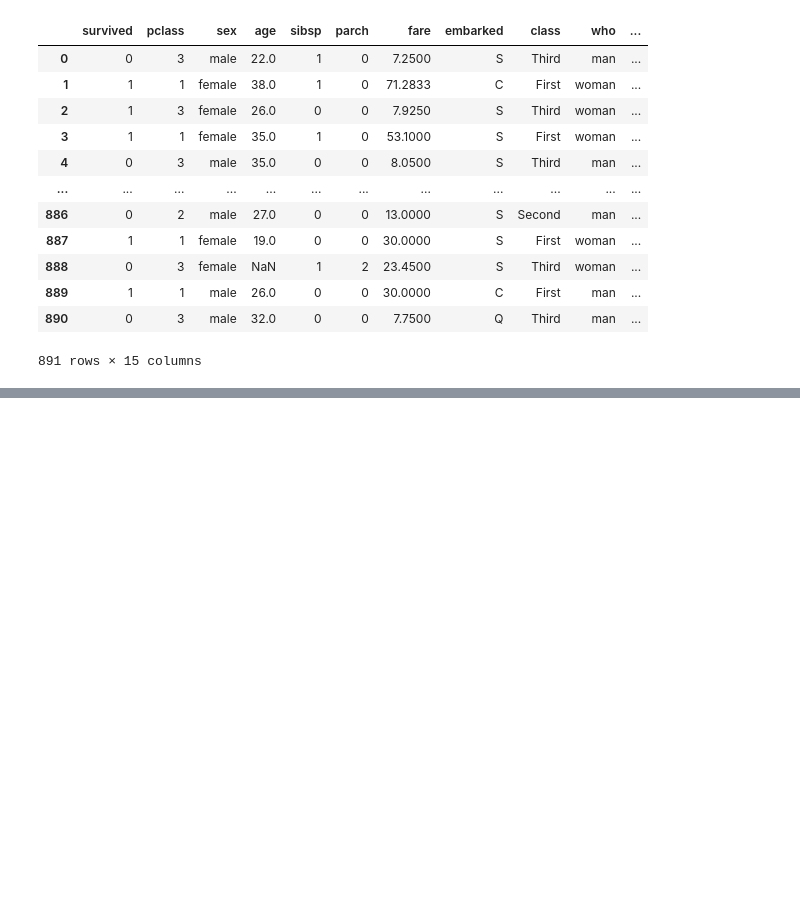
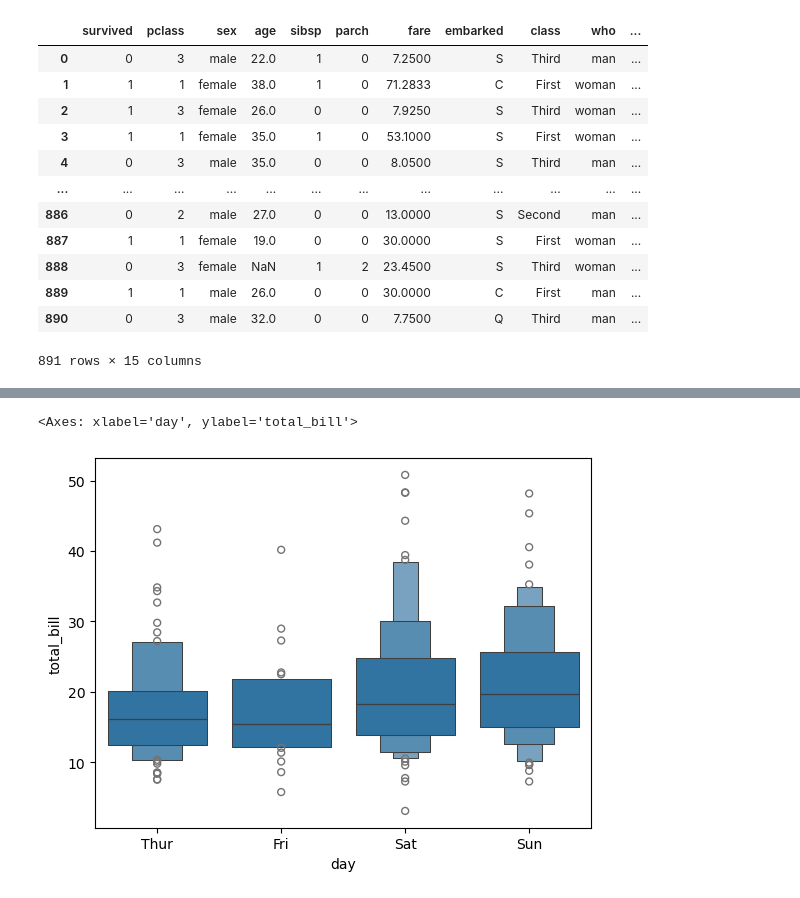
Before and after one commit to saboorkhan6/Analytics, a Jupyter notebook: seaborn/index.ipynb, the cells around one changed output, grey strips where cells are left out. Drawn from its saved outputs; the diff is of its cells as text; code cells hidden in the pictures; blank space fills up the shorter version.

```diff
--- a/seaborn/index.ipynb
+++ b/seaborn/index.ipynb
@@ -55,0 +67,2 @@ d1
+# %%
+s2=sns.load_dataset('tips')
@@ -55,0 +85,5 @@ d1
+# %%
+sns.boxenplot(x='day',y='total_bill',data=s2)    #for average , gives outliers too
+# %% [output]
+<Axes: xlabel='day', ylabel='total_bill'>
+[figure, added]
```
Also changed, not shown: parts of 10 cells of this notebook.
